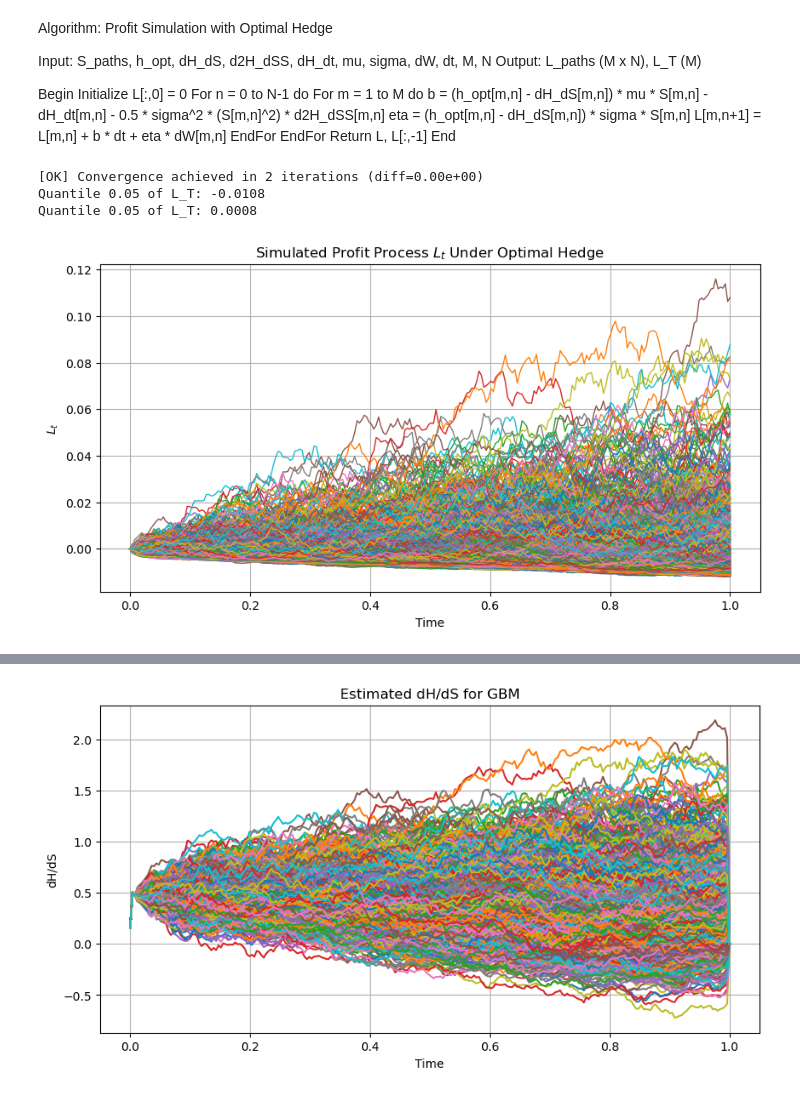
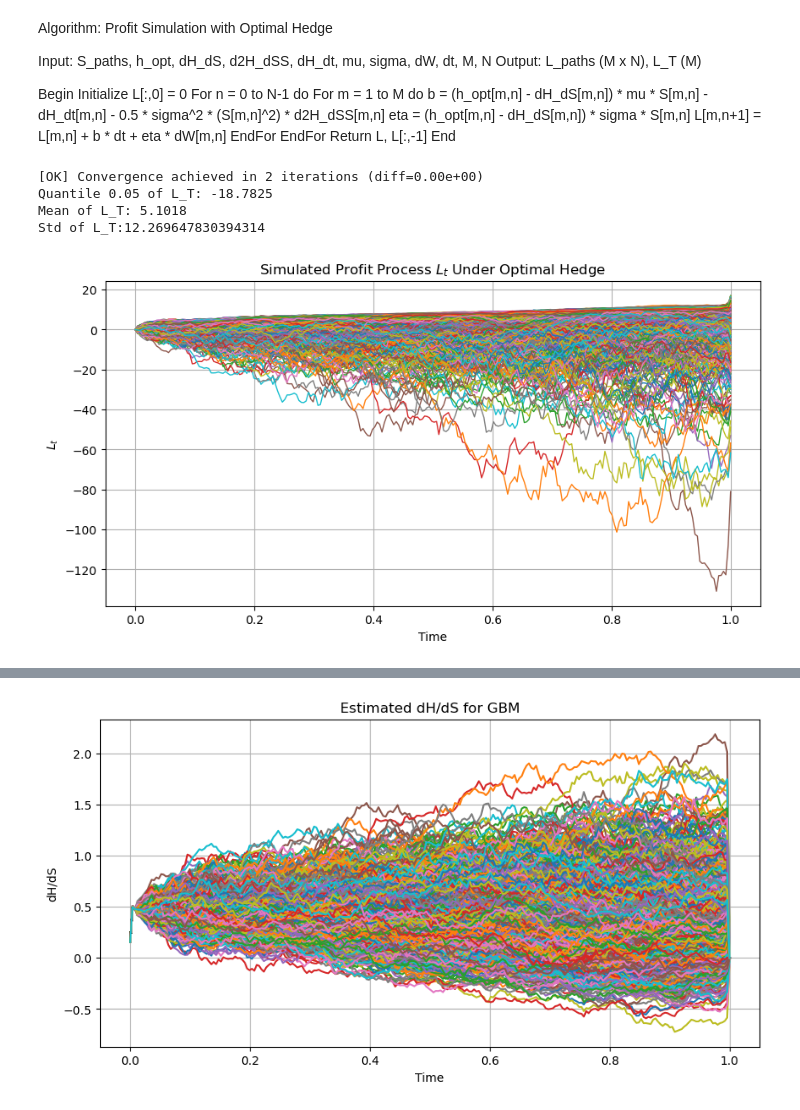
Before and after one commit to JoaoJungblut/Maturity-Risk-for-Variational-Heding, a Jupyter notebook: test.ipynb, the cells around one changed output, grey strips where cells are left out. Cells and saved outputs as stored; diff of their text form; code cells hidden in the pictures.

```diff
--- a/test.ipynb
+++ b/test.ipynb
@@ -413,23 +413,23 @@ from OptimalHedging.Heston import HestonSimulator
 from OptimalHedging.JumpDiff import JumpDiffusionSimulator
 
 # === (1) Set common parameters ===
-S0 = 37.5
-mu = 0.075
-sigma = 0.256
-t0 = 0.9999
+S0 = 100
+mu = 0.05
+sigma = 0.2
+t0 = 0.0
 T = 1.0
 N = 252
 M = 1000
-K = 39.8
+K = 100
 seed = 123
 # %%
-gbm = GBMSimulator(S0=S0, mu=mu, sigma=sigma, t0=t0, T=T, N=N, M=M, seed=seed)
+gbm = GBMSimulator(S0=S0, mu=mu, sigma=sigma, K=K, t0=t0, T=T, N=N, M=M, seed=seed)
 
 S_gbm = gbm.simulate_S()
-H_gbm, dH_dS, d2H_dSS, dH_dt = gbm.simulate_H(K)
-L_gbm = gbm.simulate_L()
+H_gbm, dH_dS, d2H_dSS, dH_dt = gbm.simulate_H()
+L_gbm = gbm.simulate_L(h0=1)
 p, q = gbm.generate_adj(risk_type='es', alpha=0.05, beta=0.95)
-h = gbm.update_control()
+h = gbm.update_control(eps=1e-10)
 L_opt = gbm.update_L()
 
 # Assuming L_opt is the simulated profit process (M x N)
@@ -438,29 +438,32 @@ quantile_05 = np.quantile(L_T, 0.05)
 mean = np.mean(L_T)
 
 print(f"Quantile 0.05 of L_T: {quantile_05:.4f}")
-print(f"Quantile 0.05 of L_T: {mean:.4f}")
+print(f"Mean of L_T: {mean:.4f}")
+print(f"Std of L_T:{np.std(L_T)}")
 # %% [output]
 [OK] Convergence achieved in 2 iterations (diff=0.00e+00)
-Quantile 0.05 of L_T: -0.0108
-Quantile 0.05 of L_T: 0.0008
+Quantile 0.05 of L_T: -18.7825
+Mean of L_T: 5.1018
+Std of L_T:12.269647830394314
 # %%
 import matplotlib.pyplot as plt
 import numpy as np
 
 # Assuming L_opt is (M, N) and time_grid is already defined
 plt.figure(figsize=(10, 5))
-
+# === Grid de tempo ===
+time_grid = np.linspace(t0, T, N)
 # Plot all sample paths (or limit if needed)
 for i in range(L_opt.shape[0]):
     plt.plot(time_grid, L_opt[i], lw=1)
 
 plt.title("Simulated Profit Process $L_t$ Under Optimal Hedge")
 plt.xlabel("Time")
 plt.ylabel("$L_t$")
 plt.grid(True)
 plt.show()
 # %% [output]
-[figure, old version]
+[figure, new version]
 # %%
 # === Grid de tempo ===
 time_grid = np.linspace(t0, T, N)
```
Also changed, not shown: parts of 1 cell of this notebook, 2 other files.
